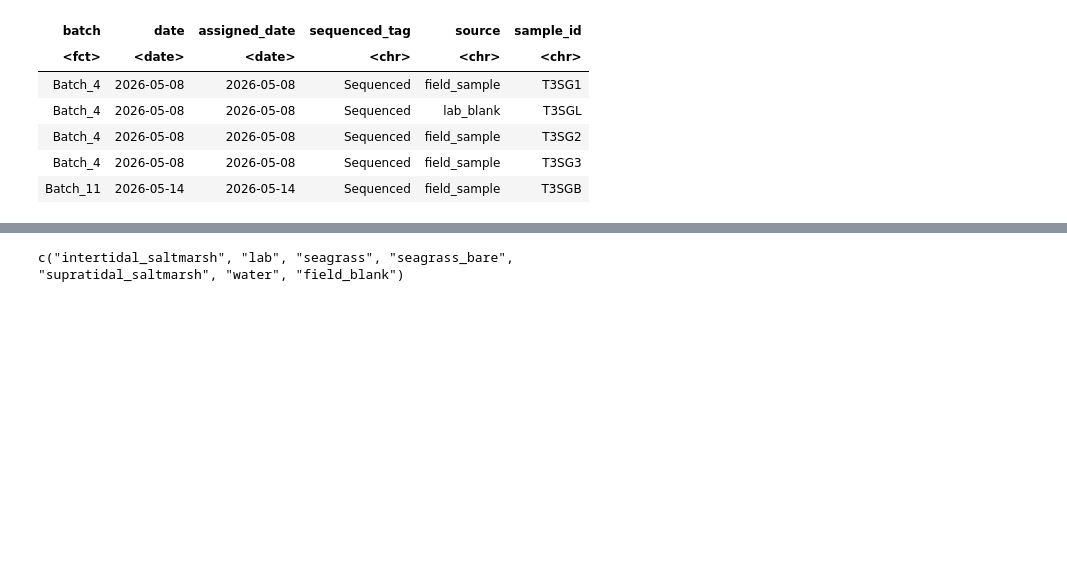
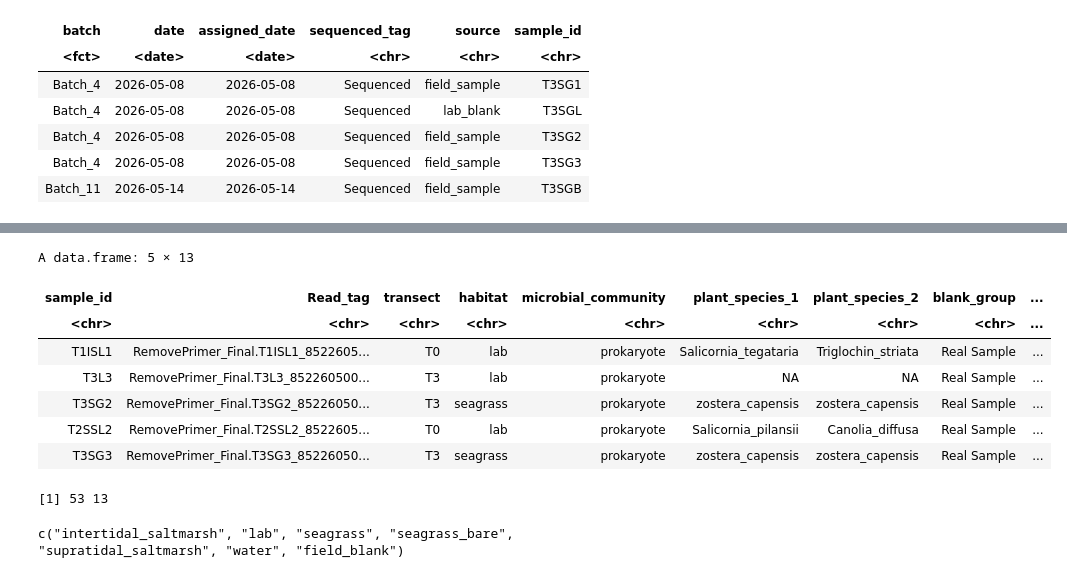
Before and after one commit to PiscatorX/Skunkworks, a Jupyter notebook: Batch_microdecontam/batch_decontam.ipynb, the cells around one changed output, grey strips where cells are left out. Drawn from its saved outputs; the diff is of its cells as text; code cells hidden in the pictures; blank space fills up the shorter version.

```diff
--- a/Batch_microdecontam/batch_decontam.ipynb
+++ b/Batch_microdecontam/batch_decontam.ipynb
@@ -125,5 +104,17 @@ A data.frame: 3 × 8
 # %%
 extraction_batches_merged <- merge(temp_sample_data, extraction_batches_all)
+sample_n(extraction_batches_merged,    size = 5)
+dim(extraction_batches_merged)
+# %% [output]
+A data.frame: 5 × 13
+| sample_id | Read_tag | transect | habitat | microbial_community | plant_species_1 | plant_species_2 | blank_group | ... |
+| <chr> | <chr> | <chr> | <chr> | <chr> | <chr> | <chr> | <chr> | ... |
+| T1ISL1 | RemovePrimer_Final.T1ISL1_8522605... | T0 | lab | prokaryote | Salicornia_tegataria | Triglochin_striata | Real Sample | ... |
+| T3L3 | RemovePrimer_Final.T3L3_852260500... | T3 | lab | prokaryote | NA | NA | Real Sample | ... |
+| T3SG2 | RemovePrimer_Final.T3SG2_85226050... | T3 | seagrass | prokaryote | zostera_capensis | zostera_capensis | Real Sample | ... |
+| T2SSL2 | RemovePrimer_Final.T2SSL2_8522605... | T0 | lab | prokaryote | Salicornia_pilansii | Canolia_diffusa | Real Sample | ... |
+| T3SG3 | RemovePrimer_Final.T3SG3_85226050... | T3 | seagrass | prokaryote | zostera_capensis | zostera_capensis | Real Sample | ... |
+[1] 53 13
 # %%
 dput(unique(extraction_batches_merged$habitat))
 # %% [output]
```
Also changed, not shown: parts of 26 cells of this notebook.
